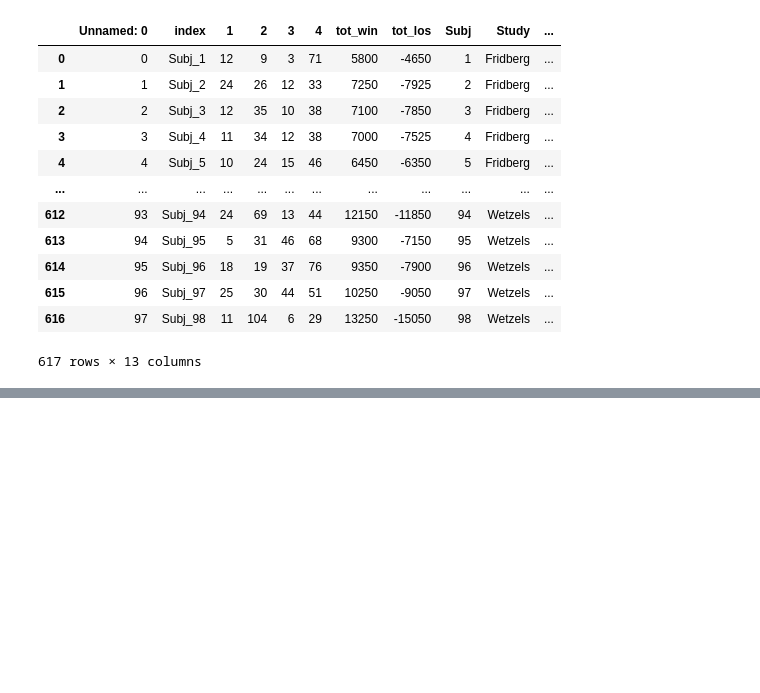
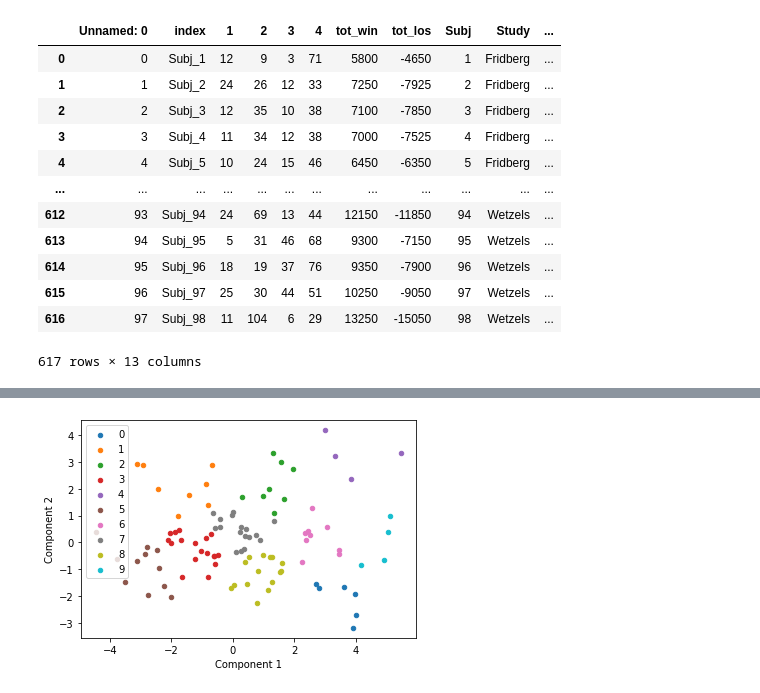
Before and after one commit to dockreg/ca4015_assignment_1, a Jupyter notebook: content/Privacy_preserving_k_means.ipynb, the cells around one changed output, grey strips where cells are left out. Drawn from its saved outputs; the diff is of its cells as text; code cells hidden in the pictures; blank space fills up the shorter version.

```diff
--- a/content/Privacy_preserving_k_means.ipynb
+++ b/content/Privacy_preserving_k_means.ipynb
@@ -164,0 +131,20 @@ plt.show()
+# %%
+kmeans = KMeans(n_clusters= 10)
+
+#predict the labels of clusters.
+label = kmeans.fit_predict(arr)
+
+#Getting unique labels
+u_labels = np.unique(label)
+
+
+#plotting the results:
+for i in u_labels:
+    plt.scatter(arr[label == i , 0] , arr[label == i , 1] , label = i, s=20)
+plt.legend()
+#plt.title()
+plt.xlabel("Component 1")
+plt.ylabel("Component 2")
+plt.show()
+# %% [output]
+[figure, added]
```
Also changed, not shown: parts of 5 cells of this notebook, 1 other file.
